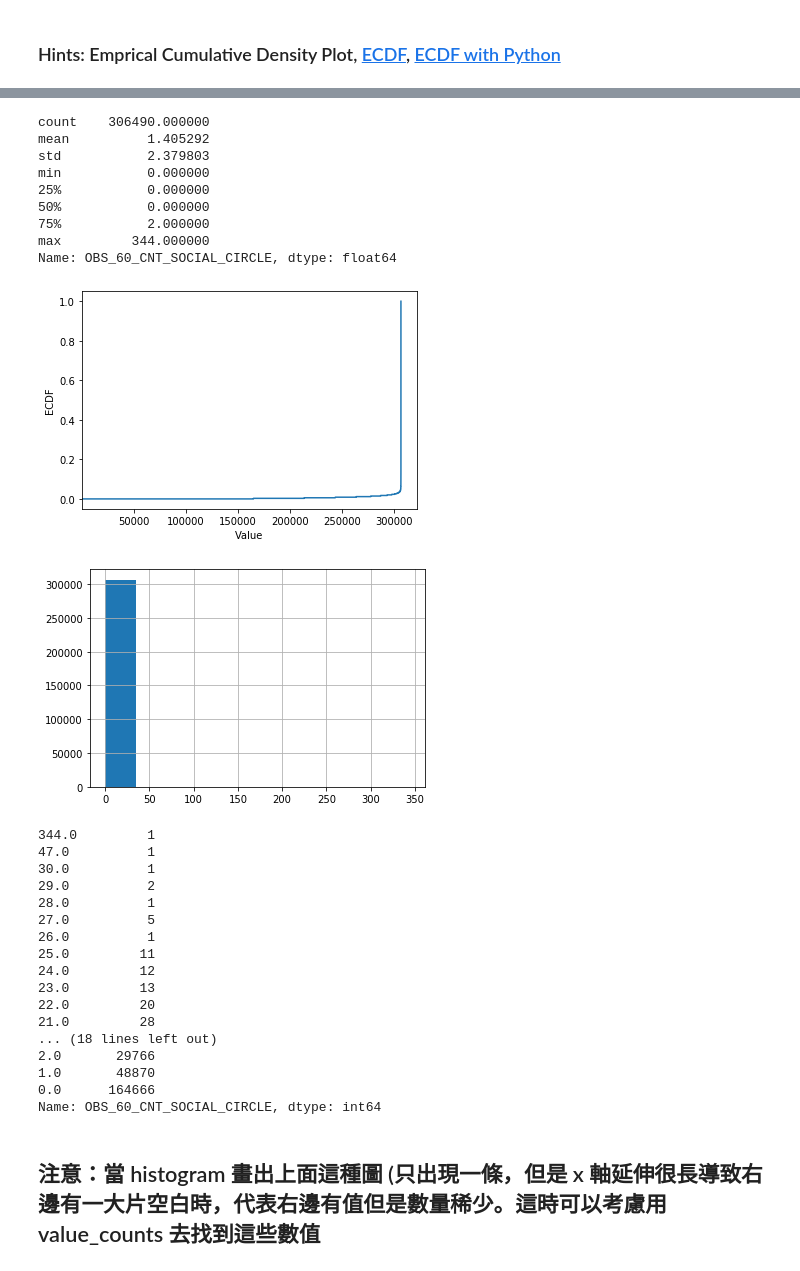
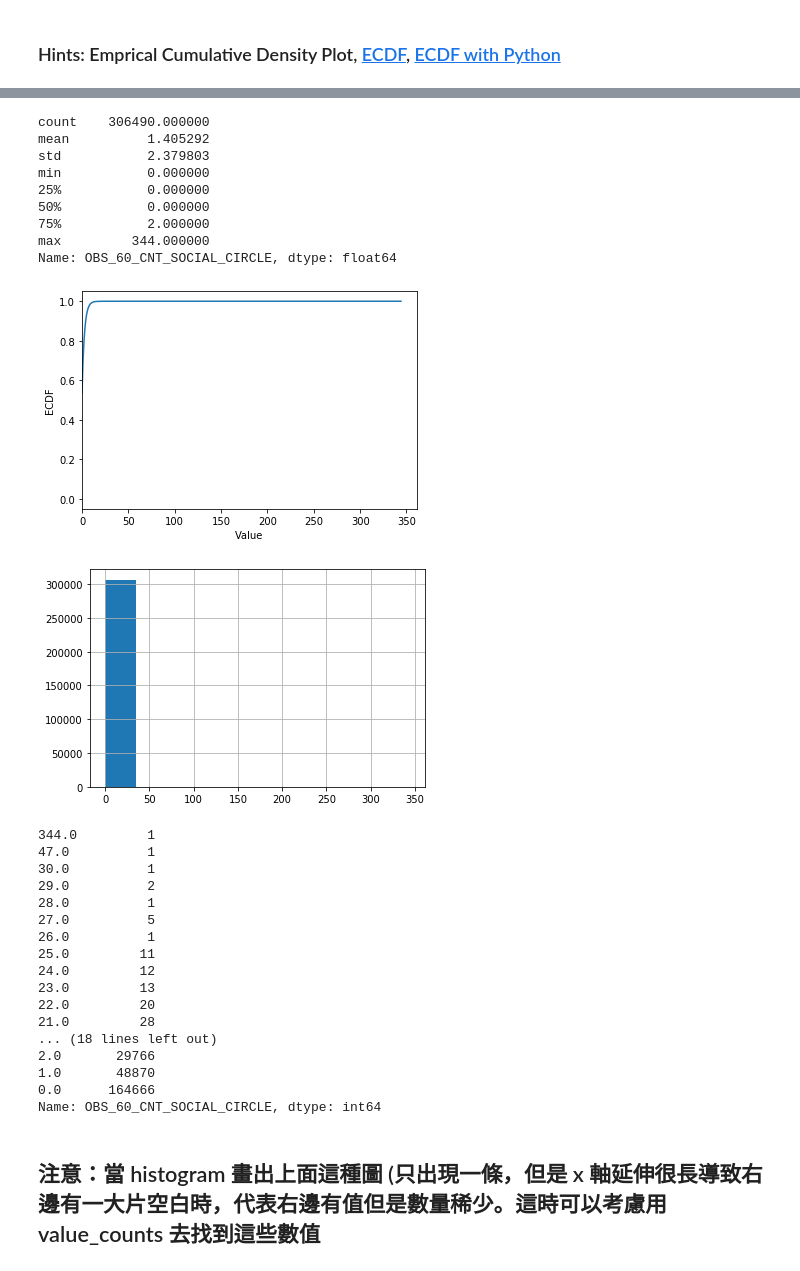
Before and after one commit to XiaoPiMao/4th-ML100Days, a Jupyter notebook: homework/Day_009_HW.ipynb, the cells around one changed output, grey strips where cells are left out. Saved outputs shown, nothing was run; the diff lists cells and outputs as text; code cells hidden in the pictures.

```diff
--- a/homework/Day_009_HW.ipynb
+++ b/homework/Day_009_HW.ipynb
@@ -223,38 +225,35 @@ Name: REGION_POPULATION_RELATIVE, Length: 81, dtype: int64
 # %%
 # 最大值落在分布之外
 print(app_train['OBS_60_CNT_SOCIAL_CIRCLE'].describe())
 
 # 繪製 Empirical Cumulative Density Plot (ECDF)
 """
 Your Code Here
 """
-
 cdf = app_train['OBS_60_CNT_SOCIAL_CIRCLE'][~app_train['OBS_60_CNT_SOCIAL_CIRCLE'].isnull()]
-cdf = cdf.sort_values();
-cdf.index = np.arange(1, len(cdf) + 1)
-
+cdf = cdf.value_counts().sort_index().cumsum()
 """"""
 plt.plot(list(cdf.index), cdf/cdf.max())
 plt.xlabel('Value')
 plt.ylabel('ECDF')
 plt.xlim([cdf.index.min() * 0.95, cdf.index.max() * 1.05])
 plt.ylim([-0.05,1.05]) # 限制顯示圖片的範圍
 plt.show()
 
 app_train['OBS_60_CNT_SOCIAL_CIRCLE'].hist()
 plt.show()
 print(app_train['OBS_60_CNT_SOCIAL_CIRCLE'].value_counts().sort_index(ascending = False))
 # %% [output]
 count    306490.000000
 mean          1.405292
 std           2.379803
 min           0.000000
 25%           0.000000
 50%           0.000000
 75%           2.000000
 max         344.000000
 Name: OBS_60_CNT_SOCIAL_CIRCLE, dtype: float64
-[figure, old version]
+[figure, new version]
 [figure]
 344.0         1
 47.0          1
```
Also changed, not shown: parts of 2 cells of this notebook.
